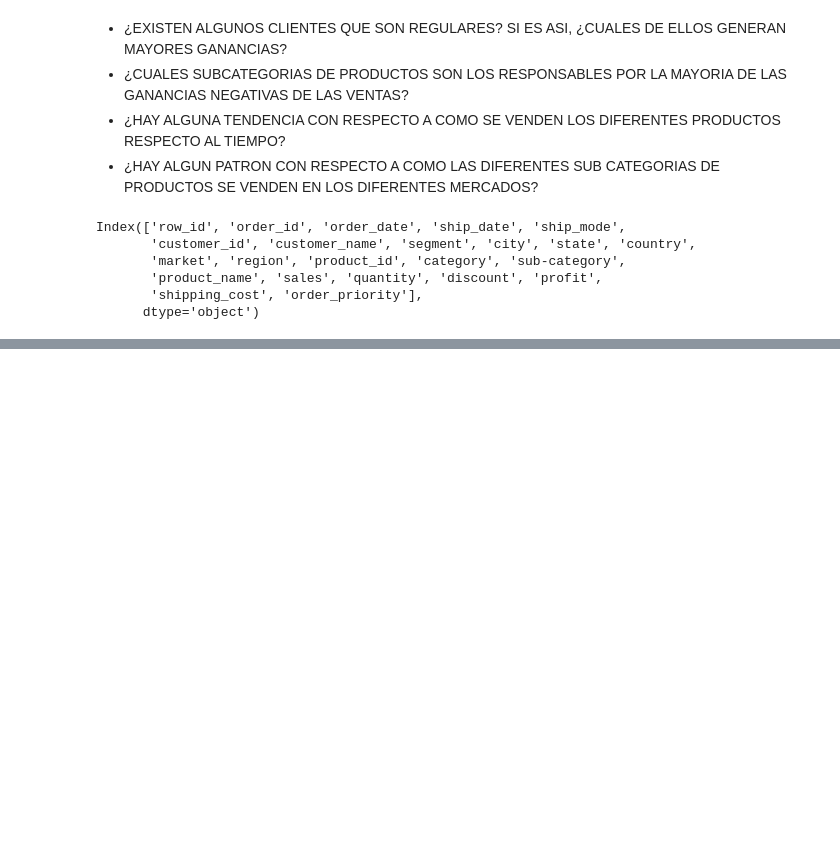
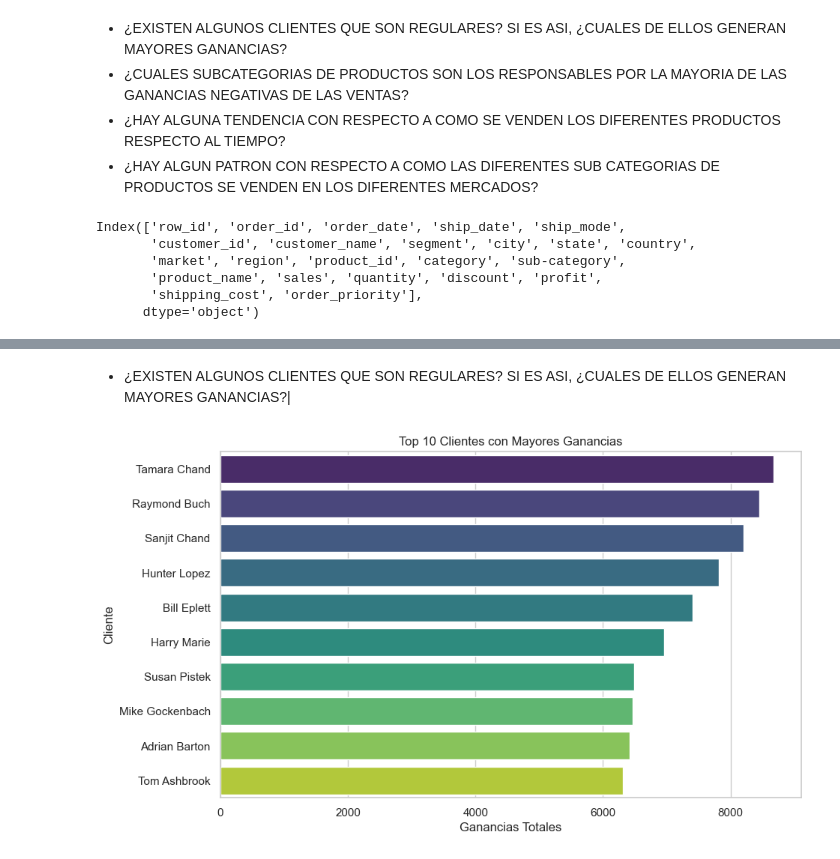
Before and after one commit to TheNurseProgrammer/Proyect_Bedu_Mod4, a Jupyter notebook: Proyecto_Mod4.ipynb, the cells around one changed output, grey strips where cells are left out. Saved outputs shown, nothing was run; the diff lists cells and outputs as text; code cells hidden in the pictures; blank space fills up the shorter version.

```diff
--- a/Proyecto_Mod4.ipynb
+++ b/Proyecto_Mod4.ipynb
@@ -539,0 +552,2 @@ sns.barplot(x='customer_name', y='Count', data=df_cliente_profit)
+# %%
+top_10_customers = total_profit.nlargest(10, 'profit')
@@ -539,0 +568,12 @@ sns.barplot(x='customer_name', y='Count', data=df_cliente_profit)
+# %% [markdown]
+* ¿EXISTEN ALGUNOS CLIENTES QUE SON REGULARES? SI ES ASI, ¿CUALES DE ELLOS GENERAN MAYORES GANANCIAS?|
+# %%
+sns.set(style="whitegrid")
+plt.figure(figsize=(10, 6))
+sns.barplot(x='profit', y='customer_name', data=top_10_customers,hue='customer_name', palette="viridis")
+plt.xlabel('Ganancias Totales')
+plt.ylabel('Cliente')
+plt.title('Top 10 Clientes con Mayores Ganancias')
+plt.show();
+# %% [output]
+[figure, added]
```
Also changed, not shown: parts of 30 cells of this notebook.
